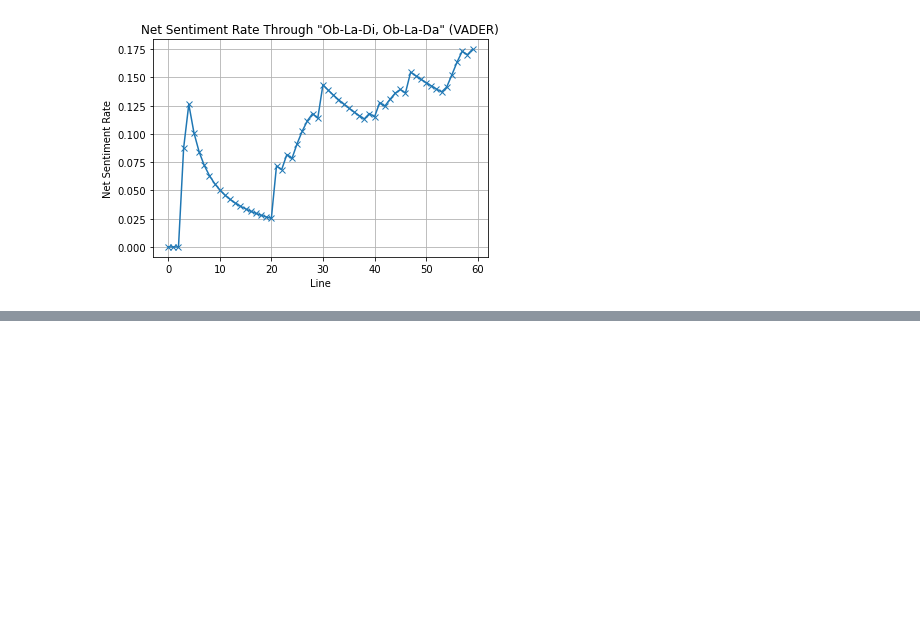
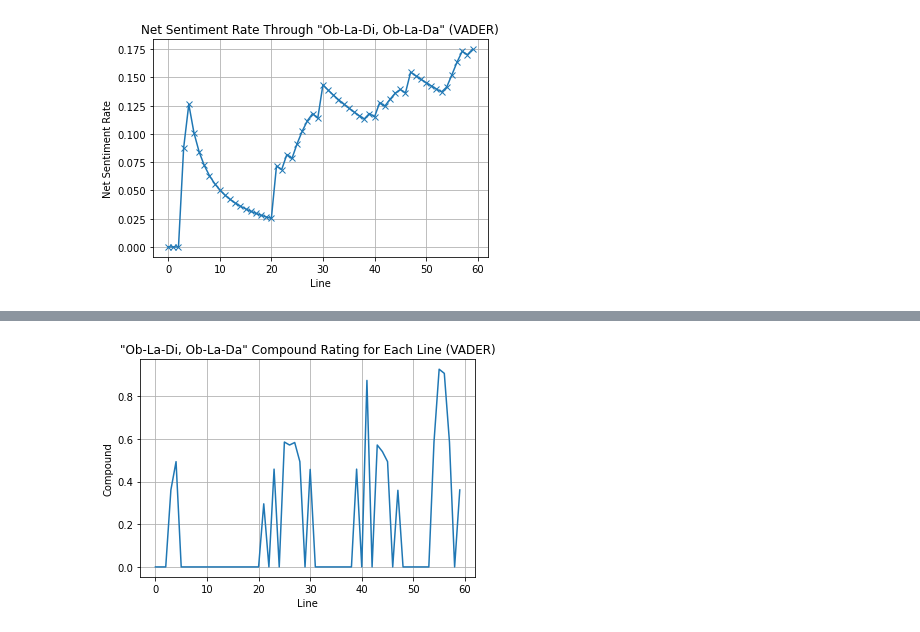
Before and after one commit to bethmward/MetreMuse, a Jupyter notebook: Ob-La-Di, Ob-La-Da/VADER_Ob-La-Di_Ob-La-Da.ipynb, the cells around one changed output, grey strips where cells are left out. Saved outputs shown, nothing was run; the diff lists cells and outputs as text; code cells hidden in the pictures; blank space fills up the shorter version.

```diff
--- a/Ob-La-Di, Ob-La-Da/VADER_Ob-La-Di_Ob-La-Da.ipynb
+++ b/Ob-La-Di, Ob-La-Da/VADER_Ob-La-Di_Ob-La-Da.ipynb
@@ -108,0 +135,9 @@ plt.show()
+# %%
+plt.plot(lineCompound)
+plt.title('"Ob-La-Di, Ob-La-Da" Compound Rating for Each Line (VADER)')
+plt.xlabel('Line')
+plt.ylabel('Compound')
+plt.grid(True)
+plt.show()
+# %% [output]
+[figure, added]
```
Also changed, not shown: parts of 3 cells of this notebook.
